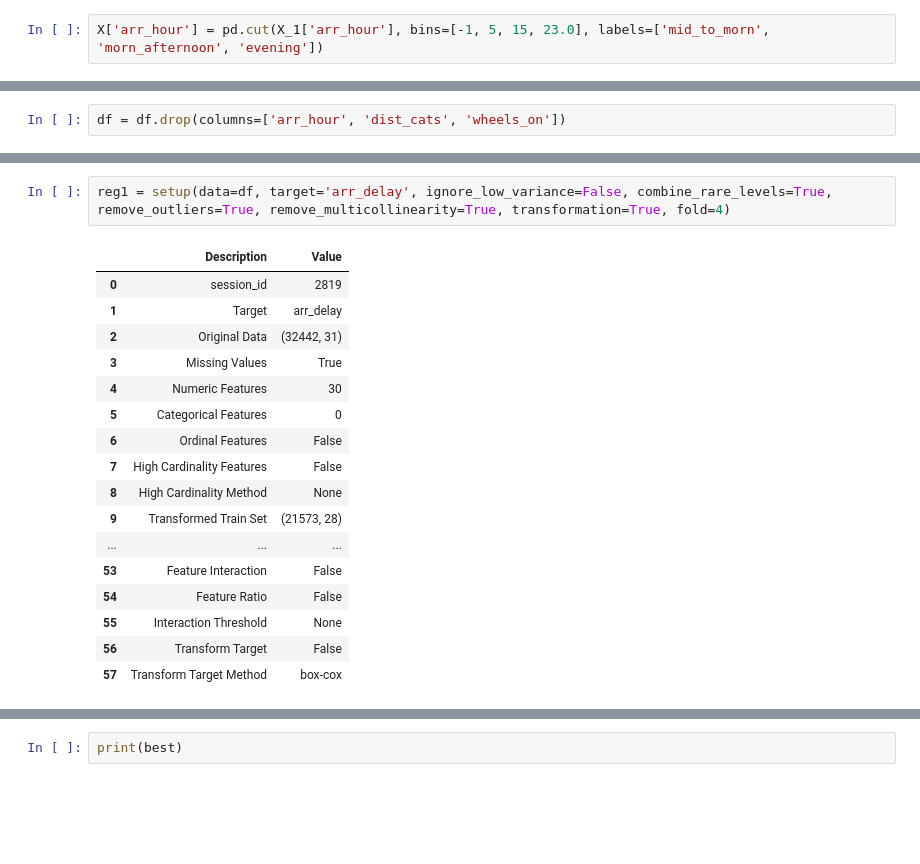
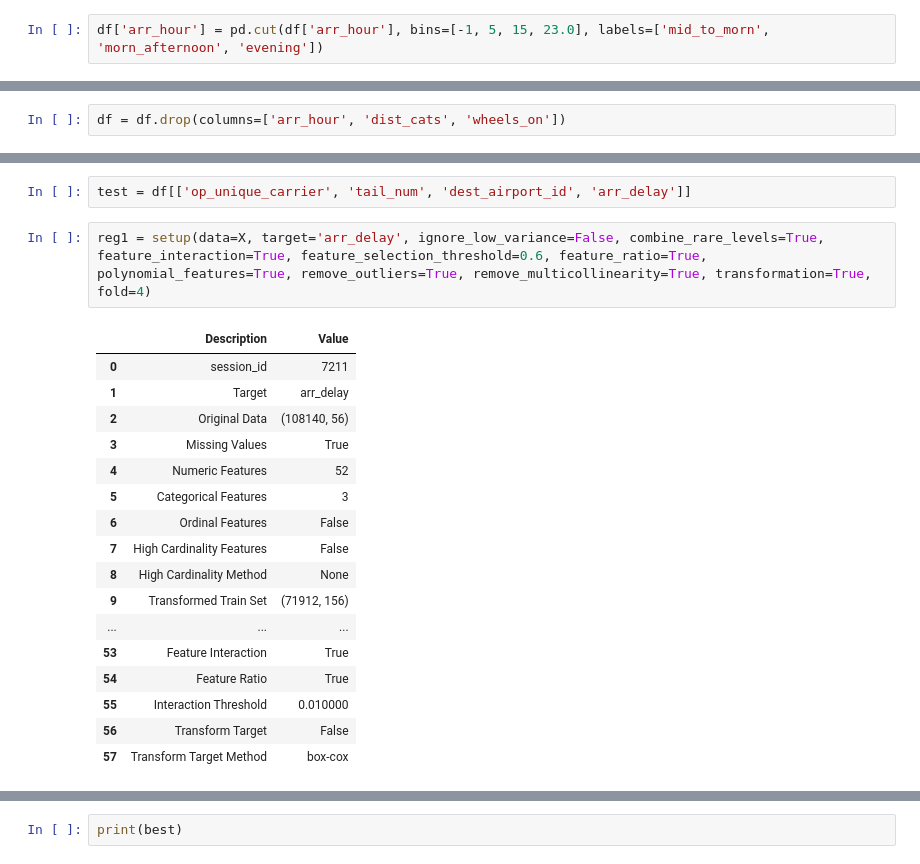
Before and after one commit to Graham-Broughton/flight_delay, a Jupyter notebook: Feature_Engineering/Workbook.ipynb, the cells around one changed output, grey strips where cells are left out. Cells and saved outputs as stored; diff of their text form; blank space fills up the shorter version.

```diff
--- a/Feature_Engineering/Workbook.ipynb
+++ b/Feature_Engineering/Workbook.ipynb
@@ -119,7 +121,7 @@ pd.DataFrame(polyt, columns=ploycols)
 # %%
 df = pd.read_csv('../EDA_and_preprocessing/final_process.csv')
 # %%
-X['arr_hour'] = pd.cut(X_1['arr_hour'], bins=[-1, 5, 15, 23.0], labels=['mid_to_morn', 'morn_afternoon', 'evening'])
+df['arr_hour'] = pd.cut(df['arr_hour'], bins=[-1, 5, 15, 23.0], labels=['mid_to_morn', 'morn_afternoon', 'evening'])
 # %%
 X = X.drop(columns='dep_hour')
 # %% [output]
@@ -205,21 +218,23 @@ df = df.drop(columns=['taxi_total', 'dep_delay', 'evening', 'long', 'arr_hour',
+# %%
+test = df[['op_unique_carrier', 'tail_num', 'dest_airport_id', 'arr_delay']]
 # %%
-reg1 = setup(data=df, target='arr_delay', ignore_low_variance=False, combine_rare_levels=True, remove_outliers=True, remove_multicollinearity=True, transformation=True, fold=4)
+reg1 = setup(data=X, target='arr_delay', ignore_low_variance=False, combine_rare_levels=True, feature_interaction=True, feature_selection_threshold=0.6, feature_ratio=True, polynomial_features=True, remove_outliers=True, remove_multicollinearity=True, transformation=True, fold=4)
 # %% [output]
 |  | Description | Value |
-| 0 | session_id | 2819 |
+| 0 | session_id | 7211 |
 | 1 | Target | arr_delay |
-| 2 | Original Data | (32442, 31) |
+| 2 | Original Data | (108140, 56) |
 | 3 | Missing Values | True |
-| 4 | Numeric Features | 30 |
-| 5 | Categorical Features | 0 |
+| 4 | Numeric Features | 52 |
+| 5 | Categorical Features | 3 |
 | 6 | Ordinal Features | False |
 | 7 | High Cardinality Features | False |
 | 8 | High Cardinality Method | None |
-| 9 | Transformed Train Set | (21573, 28) |
+| 9 | Transformed Train Set | (71912, 156) |
 | ... | ... | ... |
-| 53 | Feature Interaction | False |
-| 54 | Feature Ratio | False |
-| 55 | Interaction Threshold | None |
+| 53 | Feature Interaction | True |
+| 54 | Feature Ratio | True |
+| 55 | Interaction Threshold | 0.010000 |
 | 56 | Transform Target | False |
 | 57 | Transform Target Method | box-cox |
 # %%
```
Also changed, not shown: parts of 21 cells of this notebook, 9 other files.
